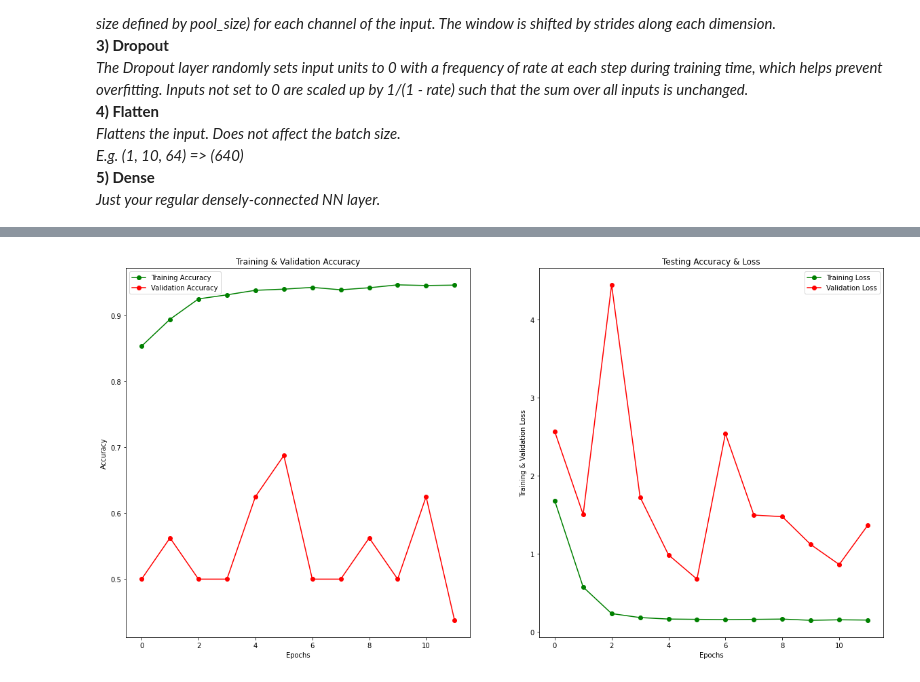
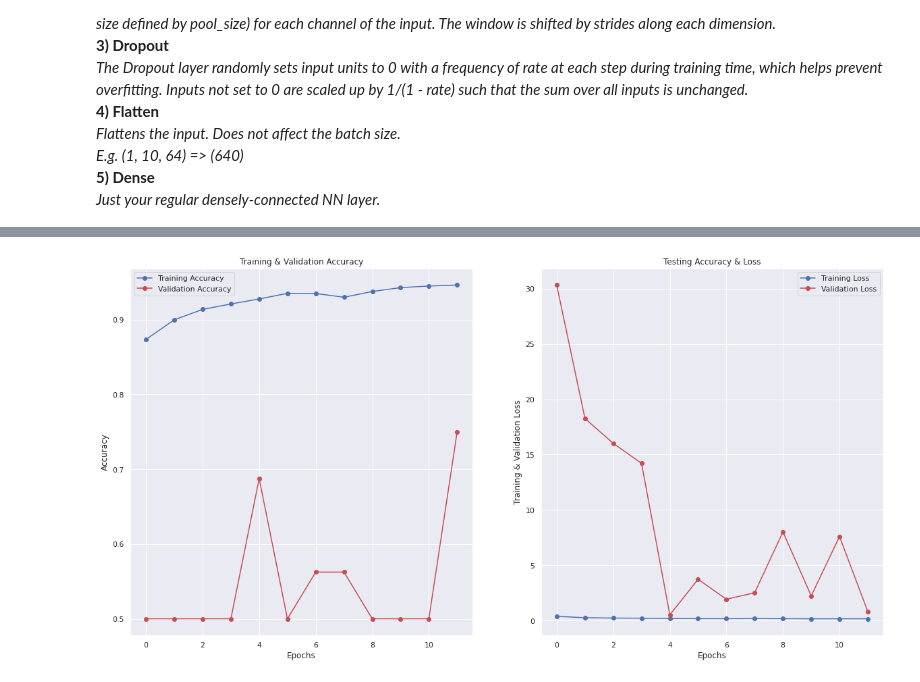
Before and after one commit to tzerefos/Deep_Learning, a Jupyter notebook: FirstEffort.ipynb, the cells around one changed output, grey strips where cells are left out. Saved outputs shown, nothing was run; the diff lists cells and outputs as text; code cells hidden in the pictures.

```diff
--- a/FirstEffort.ipynb
+++ b/FirstEffort.ipynb
@@ -122,7 +122,7 @@ datagen.fit(x_train)
 <b>5) Dense</b> <br>
 <i>Just your regular densely-connected NN layer. </i><br>
 # %%
-epochs = 10
+epochs = 12
 
 model = Sequential()
 
@@ -130,20 +130,19 @@ model.add(Conv2D(32 , (3,3), strides = 1, padding = 'same', activation = 'relu',
 model.add(BatchNormalization())
 model.add(MaxPooling2D(pool_size=(2, 2)))
 
-model.add(Conv2D(32 , (3,3), strides = 1, padding = 'same', activation = 'relu', input_shape = (img_size, img_size, 1)))
+model.add(Conv2D(64 , (3,3), strides = 1, padding = 'same', activation = 'relu', input_shape = (img_size, img_size, 1)))
 model.add(BatchNormalization())
 model.add(MaxPooling2D(pool_size=(2, 2)))
 
-model.add(Conv2D(32 , (3,3), strides = 1, padding = 'same', activation = 'relu', input_shape = (img_size, img_size, 1)))
+model.add(Conv2D(64 , (3,3), strides = 1, padding = 'same', activation = 'relu', input_shape = (img_size, img_size, 1)))
 model.add(BatchNormalization())
 model.add(MaxPooling2D(pool_size=(2, 2)))
 
 model.add(Flatten())
 
-model.add(Dense(64))
-
-model.add(Dense(1))
-model.add(Activation('sigmoid'))
+model.add(Dense(128, activation = 'relu'))
+model.add(Dropout(0.2))
+model.add(Dense(units = 1 , activation = 'sigmoid'))
 
 model.compile(loss='binary_crossentropy',
               optimizer='adam',
@@ -197,28 +196,29 @@ Accuracy of the model is -  55.288463830947876 %
 # %%
+sns.set()
 epochs = [i for i in range(epochs)]
 fig , ax = plt.subplots(1,2)
 train_acc = model_var.history['accuracy']
 train_loss = model_var.history['loss']
 val_acc = model_var.history['val_accuracy']
 val_loss = model_var.history['val_loss']
 fig.set_size_inches(20,10)
 
-ax[0].plot(epochs , train_acc , 'go-' , label = 'Training Accuracy')
+ax[0].plot(epochs , train_acc , 'bo-' , label = 'Training Accuracy')
 ax[0].plot(epochs , val_acc , 'ro-' , label = 'Validation Accuracy')
 ax[0].set_title('Training & Validation Accuracy')
 ax[0].legend()
 ax[0].set_xlabel("Epochs")
 ax[0].set_ylabel("Accuracy")
 
-ax[1].plot(epochs , train_loss , 'g-o' , label = 'Training Loss')
+ax[1].plot(epochs , train_loss , 'b-o' , label = 'Training Loss')
 ax[1].plot(epochs , val_loss , 'r-o' , label = 'Validation Loss')
 ax[1].set_title('Testing Accuracy & Loss')
 ax[1].legend()
 ax[1].set_xlabel("Epochs")
 ax[1].set_ylabel("Training & Validation Loss")
 plt.show()
 # %% [output]
-[figure, old version]
+[figure, new version]
 # %%
 predictions = model.predict_classes(x_test)
 predictions = predictions.reshape(1,-1)[0]
```
Also changed, not shown: parts of 5 cells of this notebook.
